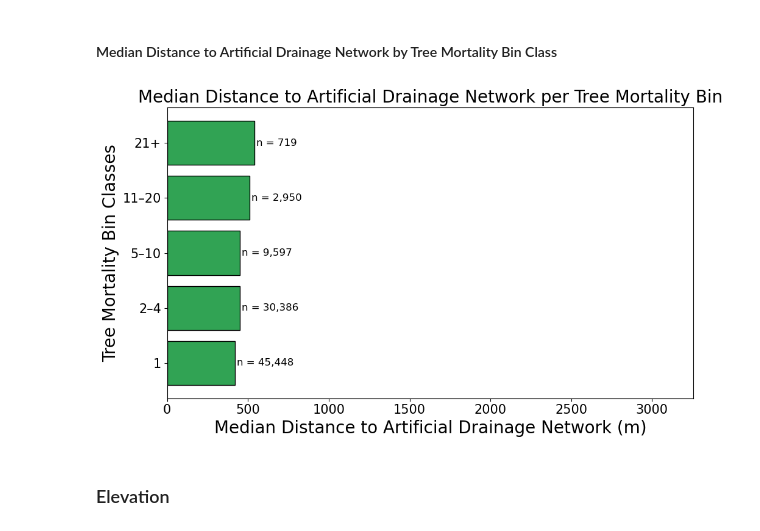
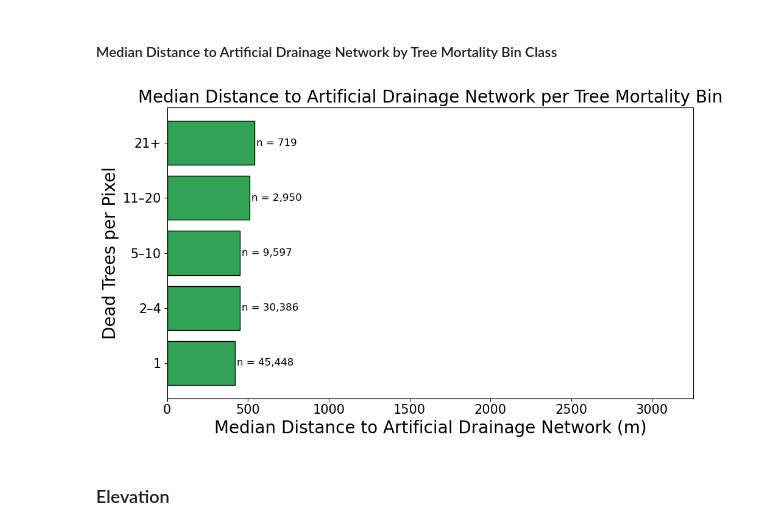
Before and after one commit to ambarfield/Barfield_Andrew_MP, a Jupyter notebook: Tree_Mortality_Script.ipynb, the cells around one changed output. Cells and saved outputs as stored; diff of their text form; code cells hidden in the pictures.

```diff
--- a/Tree_Mortality_Script.ipynb
+++ b/Tree_Mortality_Script.ipynb
@@ -204,7 +204,7 @@ else:
 ax.set_yticks(inund_x)
 ax.set_yticklabels(labels=labels)
 ax.set_xlabel("Median Inundation Frequency (%)", fontsize=20)
-ax.set_ylabel("Tree Mortality Bin Class", fontsize=20)
+ax.set_ylabel("Dead Trees per Pixel", fontsize=20)
 
 # Change formatting of x and y-axes tick marks
 ax.tick_params(axis="both", labelsize=15)
@@ -459,7 +459,7 @@ else:
 ax2.set_yticks(est_dist_x)
 ax2.set_yticklabels(distance_coast_df["Bin Label"])
 ax2.set_xlabel("Median Distance to Estuary (m)", fontsize=20)
-ax2.set_ylabel("Tree Mortality Bin Classes", fontsize=20)
+ax2.set_ylabel("Dead Trees per Pixel", fontsize=20)
 
 # Change formatting of x and y-axes tick marks
 ax2.tick_params(axis="both", labelsize=15)
@@ -577,35 +577,35 @@ if data_max <= x_threshold:
 else:
     ax3.set_xlim(0, data_max * 1.15)
 
 # Plot x and y-axes and label
 ax3.set_yticks(adn_dist_x)
 ax3.set_yticklabels(distance_adn_df["Bin Label"])
 ax3.set_xlabel("Median Distance to Artificial Drainage Network (m)", fontsize=20)
-ax3.set_ylabel("Tree Mortality Bin Classes", fontsize=20)
+ax3.set_ylabel("Dead Trees per Pixel", fontsize=20)
 
 # Change formatting of x and y-axes tick marks
 ax3.tick_params(axis="both", labelsize=15)
 
 # Plot graph title
 ax3.set_title("Median Distance to Artificial Drainage Network per Tree Mortality Bin", fontsize=20)
 
 # Add pixel counts to the right of each bar
 for i, (val, cnt) in enumerate(zip(adn_dist_y_median, adn_dist_y_count)):
     ax3.text(val + (adn_dist_y_median.max()*0.02),  # small offset to the right
             i,
             f"n = {cnt:,}",
             va="center",
             fontsize=12)
 
 # Plot and save figure
 plt.tight_layout()
 plt.savefig(
     str(data_directory/"Output_Data"/"Figure_Outputs"/"distance_to_adn.png"),
     bbox_inches="tight"
 )
 plt.show()
 # %% [output]
-[figure, old version]
+[figure, new version]
 # %% [markdown]
 ### Elevation
 # %%
```
Also changed, not shown: parts of 12 cells of this notebook.
